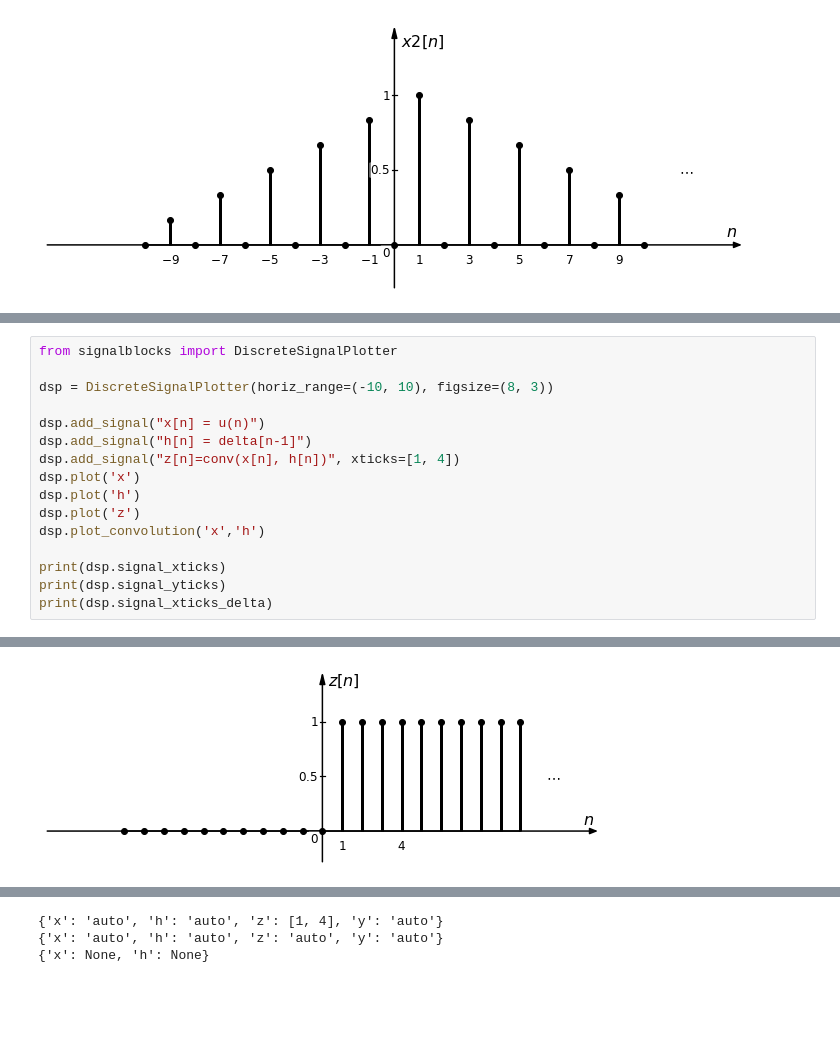
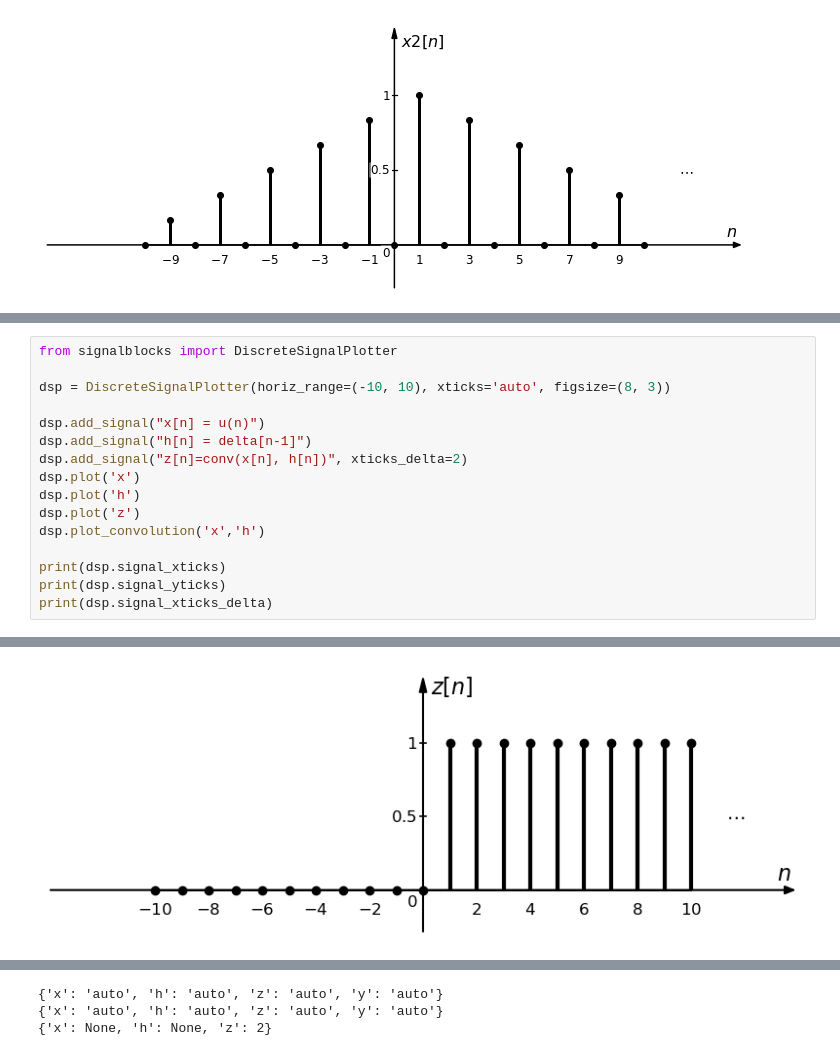
Before and after one commit to miguelmartfern/BlockDiagrams, a Jupyter notebook: docs/notebooks/discrete_signal_examples.ipynb, the cells around one changed output, grey strips where cells are left out. Saved outputs shown, nothing was run; the diff lists cells and outputs as text; blank space fills up the shorter version.

```diff
--- a/docs/notebooks/discrete_signal_examples.ipynb
+++ b/docs/notebooks/discrete_signal_examples.ipynb
@@ -189,27 +181,27 @@ RuntimeError: x must be a sequence
 # %%
 from signalblocks import DiscreteSignalPlotter
 
-dsp = DiscreteSignalPlotter(horiz_range=(-10, 10), figsize=(8, 3))
+dsp = DiscreteSignalPlotter(horiz_range=(-10, 10), xticks='auto', figsize=(8, 3))
 
 dsp.add_signal("x[n] = u(n)")
 dsp.add_signal("h[n] = delta[n-1]")
-dsp.add_signal("z[n]=conv(x[n], h[n])", xticks=[1, 4])
+dsp.add_signal("z[n]=conv(x[n], h[n])", xticks_delta=2)
 dsp.plot('x')
 dsp.plot('h')
 dsp.plot('z')
 dsp.plot_convolution('x','h')
 
 print(dsp.signal_xticks)
 print(dsp.signal_yticks)
 print(dsp.signal_xticks_delta)
 # %% [output]
 [figure]
 [figure]
-[figure, old version]
+[figure, new version]
 [figure]
-{'x': 'auto', 'h': 'auto', 'z': [1, 4], 'y': 'auto'}
 {'x': 'auto', 'h': 'auto', 'z': 'auto', 'y': 'auto'}
-{'x': None, 'h': None}
+{'x': 'auto', 'h': 'auto', 'z': 'auto', 'y': 'auto'}
+{'x': None, 'h': None, 'z': 2}
 # %%
 # Ejemplo 1 — Delta y escalón unitario
 
```
Also changed, not shown: parts of 3 cells of this notebook, 1 other file.
